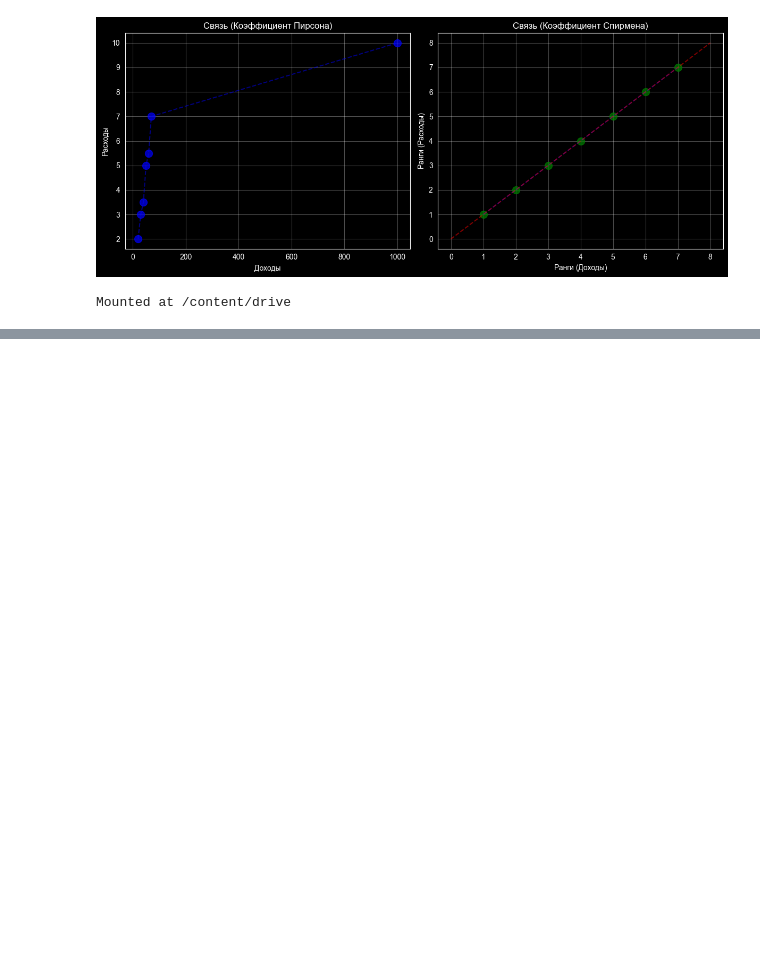
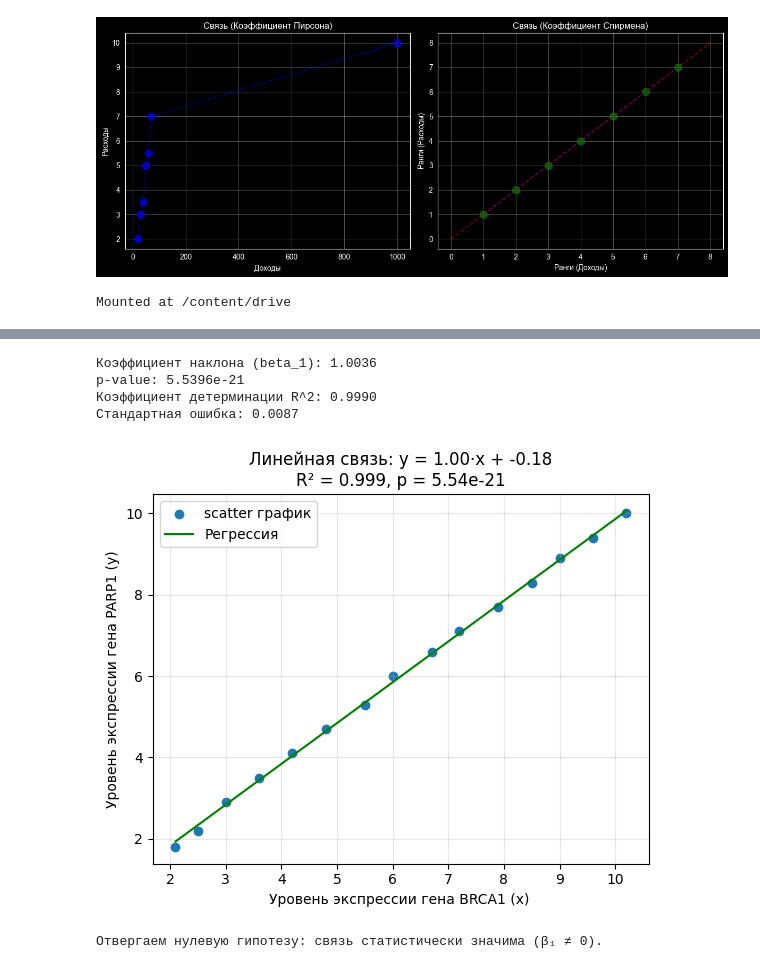
Before and after one commit to Arsenii-S7/Stats_Learning, a Jupyter notebook: Statistics.ipynb, the cells around one changed output, grey strips where cells are left out. Drawn from its saved outputs; the diff is of its cells as text; code cells hidden in the pictures; blank space fills up the shorter version.

```diff
--- a/Statistics.ipynb
+++ b/Statistics.ipynb
@@ -2176,0 +2419,40 @@ Mounted at /content/drive
+# %%
+import matplotlib.pyplot as plt
+from scipy import stats
+import numpy as np
+
+
+
+
+x = np.array([2.1, 2.5, 3.0, 3.6, 4.2, 4.8, 5.5, 6.0, 6.7, 7.2, 7.9, 8.5, 9.0, 9.6, 10.2])
+y = np.array([1.8, 2.2, 2.9, 3.5, 4.1, 4.7, 5.3, 6.0, 6.6, 7.1, 7.7, 8.3, 8.9, 9.4, 10.0])
+
+res = stats.linregress(x, y)
+print(f"Коэффициент наклона (beta_1): {res.slope:.4f}")
+print(f"p-value: {res.pvalue:.4e}")
+print(f"Коэффициент детерминации R^2: {res.rvalue**2:.4f}")
+print(f"Стандартная ошибка: {res.stderr:.4f}")
+
+plt.scatter(x, y, label = 'Данные')
+plt.plot(x, res.intercept + res.slope * x, color = 'green', label='Регрессия')
+plt.xlabel('Уровень экспрессии гена BRCA1 (x) ')
+plt.ylabel('Уровень экспрессии гена PARP1 (y)')
+plt.title(f'Линейная связь: y = {res.slope:.2f}·x + {res.intercept:.2f}\nR² = {res.rvalue**2:.3f}, p = {res.pvalue:.2e}')
+plt.legend()
+plt.grid(True, alpha=0.3)
+plt.show()
+
+
+
+alpha = 0.05
+if res.pvalue < alpha:
+    print("Отвергаем нулевую гипотезу: связь статистически значима (β₁ ≠ 0).")
+else:
+    print("Не отвергаем нулевую гипотезу: нет оснований считать связь значимой.")
+# %% [output]
+Коэффициент наклона (beta_1): 1.0036
+p-value: 5.5396e-21
+Коэффициент детерминации R^2: 0.9990
+Стандартная ошибка: 0.0087
+[figure, added]
+Отвергаем нулевую гипотезу: связь статистически значима (β₁ ≠ 0).
```
Also changed, not shown: parts of 8 cells of this notebook.
